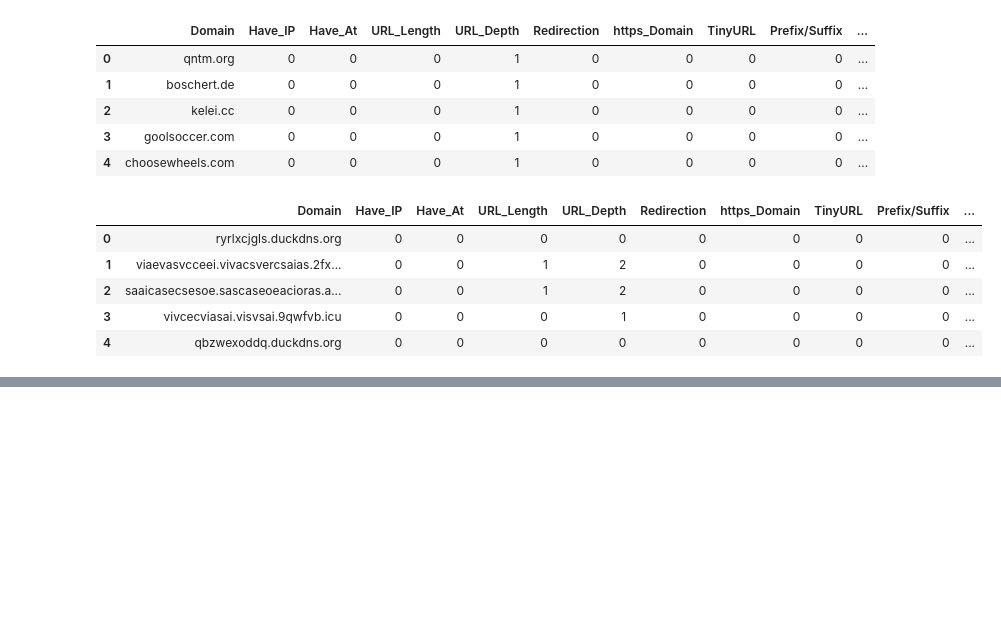
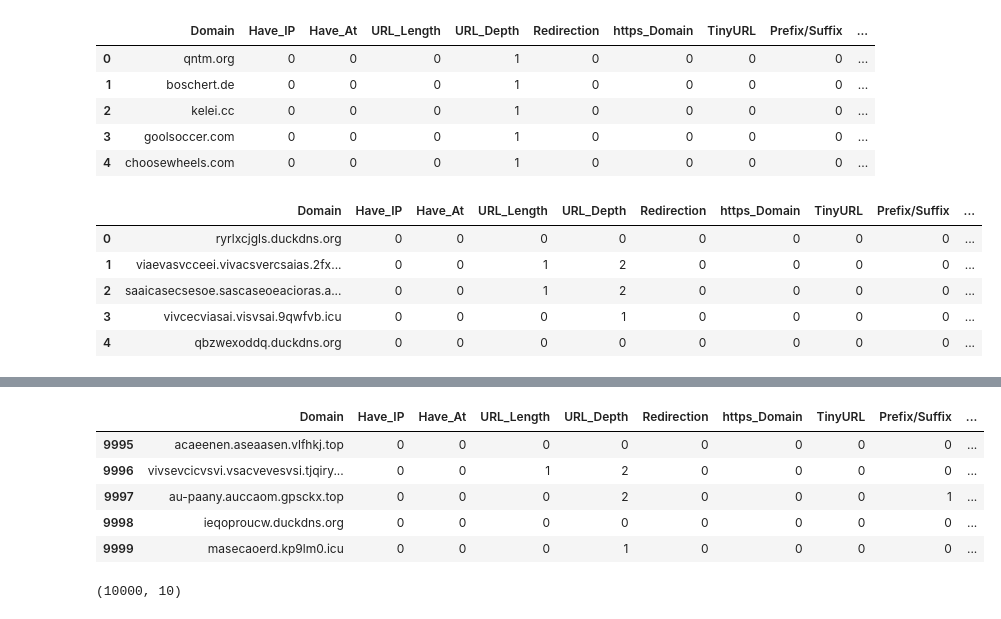
Before and after one commit to shrinik/phishing-url-classification, a Jupyter notebook: URL Feature Extraction.ipynb, the cells around one changed output, grey strips where cells are left out. Saved outputs shown, nothing was run; the diff lists cells and outputs as text; code cells hidden in the pictures; blank space fills up the shorter version.

```diff
--- a/URL Feature Extraction.ipynb
+++ b/URL Feature Extraction.ipynb
@@ -228,3 +228,6 @@ phishing.head()
 | 4 | qbzwexoddq.duckdns.org | 0 | 0 | 0 | 0 | 0 | 0 | 0 | 0 | ... |
 # %%
 phishing.to_csv('data/prepared/phishing.csv', index= False)
+# %%
+urldata = pd.concat([legitimate, phishing]).reset_index(drop=True)
+urldata.head()
@@ -230,0 +241,13 @@ phishing.to_csv('data/prepared/phishing.csv', index= False)
+# %%
+urldata.tail()
+# %% [output]
+|  | Domain | Have_IP | Have_At | URL_Length | URL_Depth | Redirection | https_Domain | TinyURL | Prefix/Suffix | ... |
+| 9995 | acaeenen.aseaasen.vlfhkj.top | 0 | 0 | 0 | 0 | 0 | 0 | 0 | 0 | ... |
+| 9996 | vivsevcicvsvi.vsacvevesvsi.tjqiry... | 0 | 0 | 1 | 2 | 0 | 0 | 0 | 0 | ... |
+| 9997 | au-paany.auccaom.gpsckx.top | 0 | 0 | 0 | 2 | 0 | 0 | 0 | 1 | ... |
+| 9998 | ieqoproucw.duckdns.org | 0 | 0 | 0 | 0 | 0 | 0 | 0 | 0 | ... |
+| 9999 | masecaoerd.kp9lm0.icu | 0 | 0 | 0 | 1 | 0 | 0 | 0 | 0 | ... |
+# %%
+urldata.shape
+# %% [output]
+(10000, 10)
```
Also changed, not shown: parts of 2 cells of this notebook, 3 other files.
